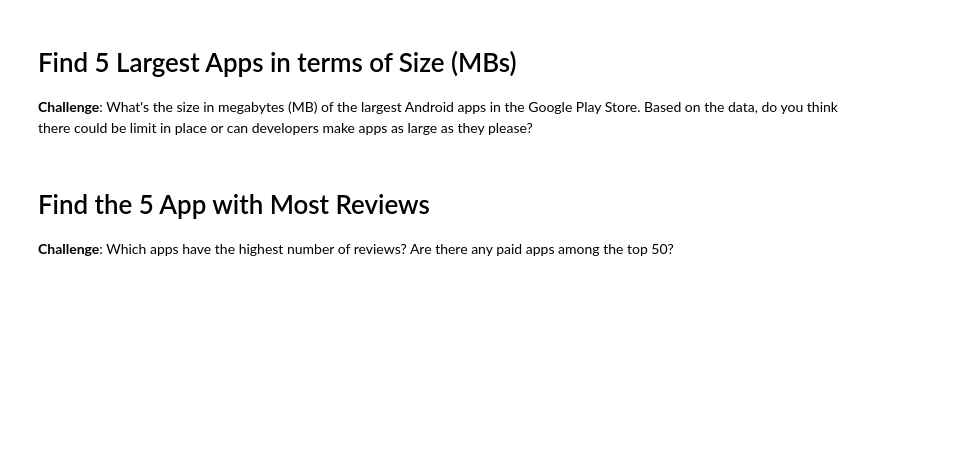
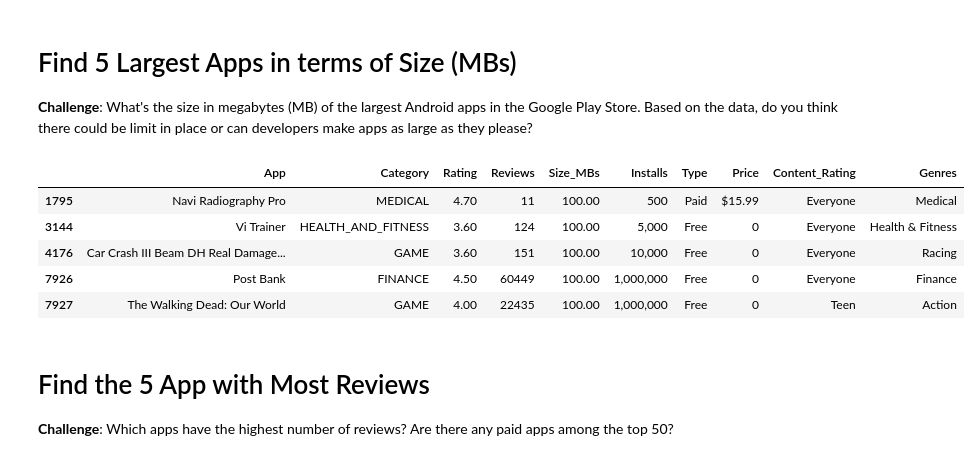
Before and after one commit to halilcodes/android-store-observer, a Jupyter notebook: Google Play Store App Analytics (start).ipynb, the cells around one changed output. Cells and saved outputs as stored; diff of their text form; code cells hidden in the pictures; blank space fills up the shorter version.

```diff
--- a/Google Play Store App Analytics (start).ipynb
+++ b/Google Play Store App Analytics (start).ipynb
@@ -157,6 +166,15 @@ df_apps_clean[df_apps_clean.App == 'Instagram']
 # Find 5 Largest Apps in terms of Size (MBs)
 
 **Challenge**: What's the size in megabytes (MB) of the largest Android apps in the Google Play Store. Based on the data, do you think there could be limit in place or can developers make apps as large as they please?
+# %%
+df_apps_clean[df_apps_clean.Size_MBs == df_apps_clean.Size_MBs.max()].head()
+# %% [output]
+|  | App | Category | Rating | Reviews | Size_MBs | Installs | Type | Price | Content_Rating | Genres |
+| 1795 | Navi Radiography Pro | MEDICAL | 4.70 | 11 | 100.00 | 500 | Paid | $15.99 | Everyone | Medical |
+| 3144 | Vi Trainer | HEALTH_AND_FITNESS | 3.60 | 124 | 100.00 | 5,000 | Free | 0 | Everyone | Health & Fitness |
+| 4176 | Car Crash III Beam DH Real Damage... | GAME | 3.60 | 151 | 100.00 | 10,000 | Free | 0 | Everyone | Racing |
+| 7926 | Post Bank | FINANCE | 4.50 | 60449 | 100.00 | 1,000,000 | Free | 0 | Everyone | Finance |
+| 7927 | The Walking Dead: Our World | GAME | 4.00 | 22435 | 100.00 | 1,000,000 | Free | 0 | Teen | Action |
 # %% [markdown]
 # Find the 5 App with Most Reviews
 
```
Also changed, not shown: parts of 2 cells of this notebook.
